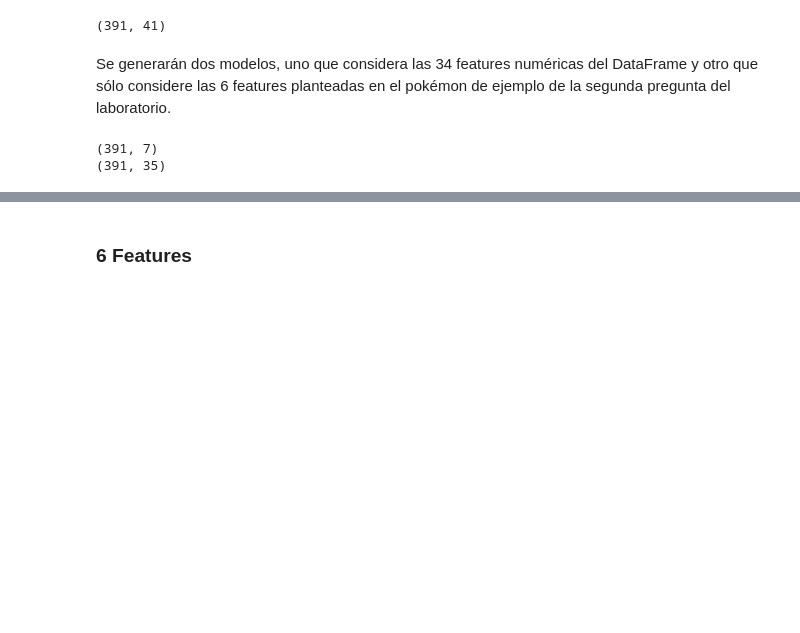
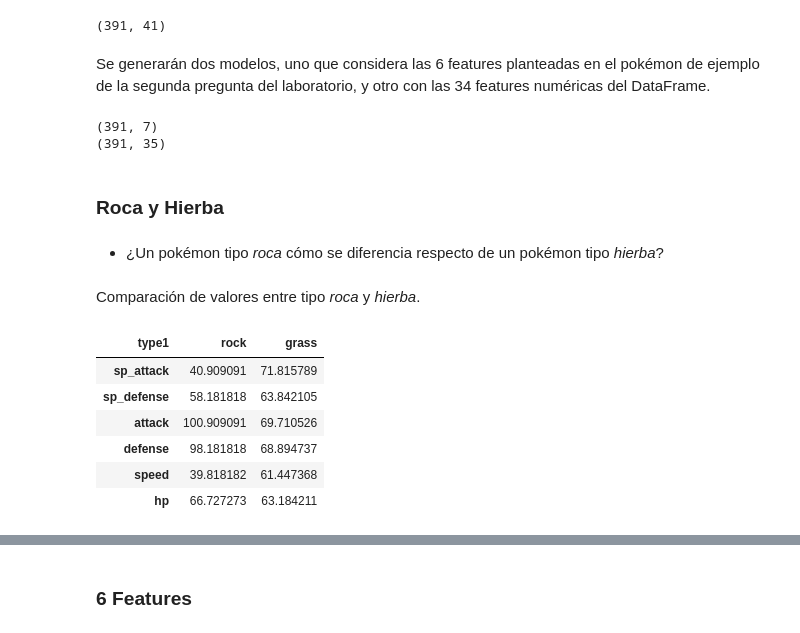
Before and after one commit to maticlein/lab02_lda_regresion_logistica, a Jupyter notebook: lda_regresion_logistica.ipynb, the cells around one changed output, grey strips where cells are left out. Saved outputs shown, nothing was run; the diff lists cells and outputs as text; code cells hidden in the pictures; blank space fills up the shorter version.

```diff
--- a/lda_regresion_logistica.ipynb
+++ b/lda_regresion_logistica.ipynb
@@ -37,7 +37,7 @@ pokemon_df.shape
 # %% [output]
 (391, 41)
 # %% [markdown]
-Se generarán dos modelos, uno que considera las 34 features numéricas del DataFrame y otro que sólo considere las 6 features planteadas en el pokémon de ejemplo de la segunda pregunta del laboratorio.
+Se generarán dos modelos, uno que considera las 6 features planteadas en el pokémon de ejemplo de la segunda pregunta del laboratorio, y otro con las 34 features numéricas del DataFrame.
 # %%
 features = [
     "sp_attack",
@@ -55,3 +55,23 @@ print(pokemon_34_features.shape)
 # %% [output]
 (391, 7)
 (391, 35)
+# %% [markdown]
+### Roca y Hierba
+# %% [markdown]
+- ¿Un pokémon tipo *roca* cómo se diferencia respecto de un pokémon tipo *hierba*?
+# %% [markdown]
+Comparación de valores entre tipo *roca* y *hierba*.
+# %%
+feature_means1 = pd.DataFrame(columns=pokemon_6_features["type1"].drop_duplicates())
+for c, rows in pokemon_6_features.groupby('type1'):
+    feature_means1[c] = rows.mean()
+# feature_means1
+feature_means1[["rock", "grass"]]
+# %% [output]
+| type1 | rock | grass |
+| sp_attack | 40.909091 | 71.815789 |
+| sp_defense | 58.181818 | 63.842105 |
+| attack | 100.909091 | 69.710526 |
+| defense | 98.181818 | 68.894737 |
+| speed | 39.818182 | 61.447368 |
+| hp | 66.727273 | 63.184211 |
```
Also changed, not shown: parts of 29 cells of this notebook.
